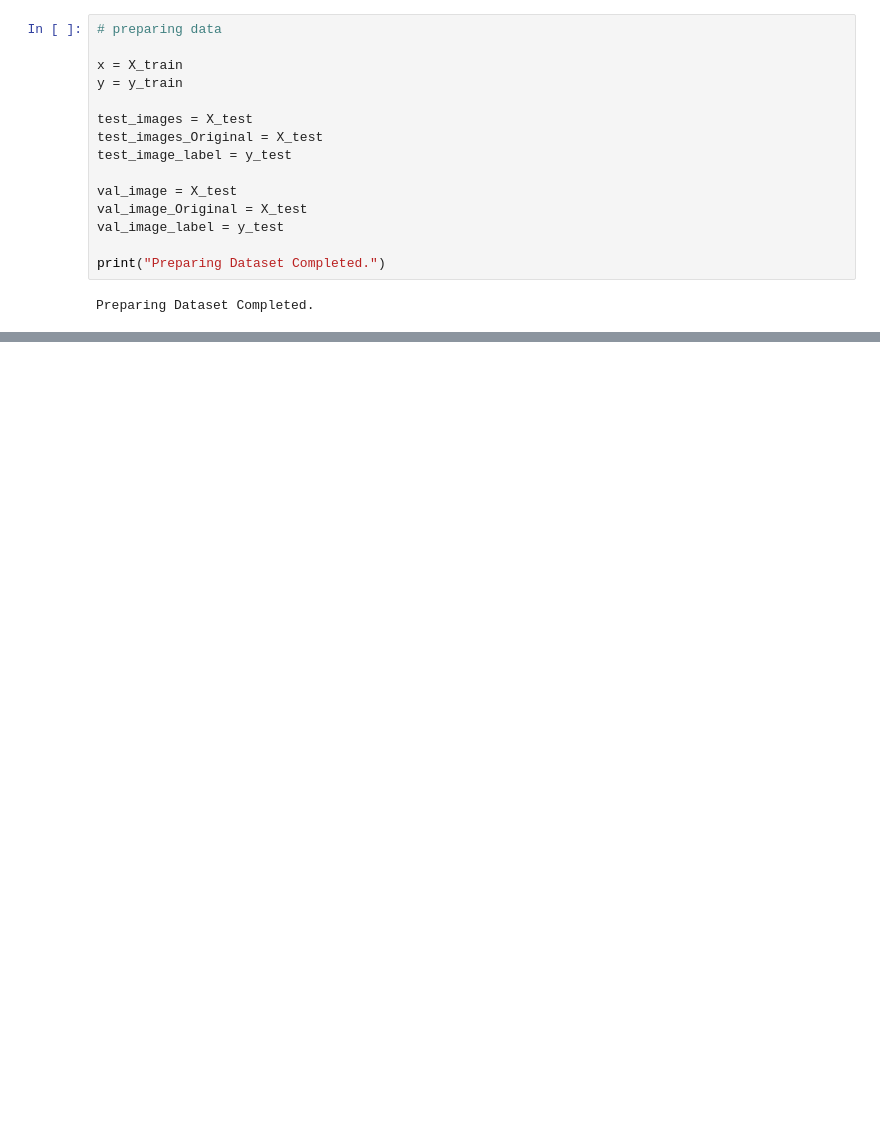
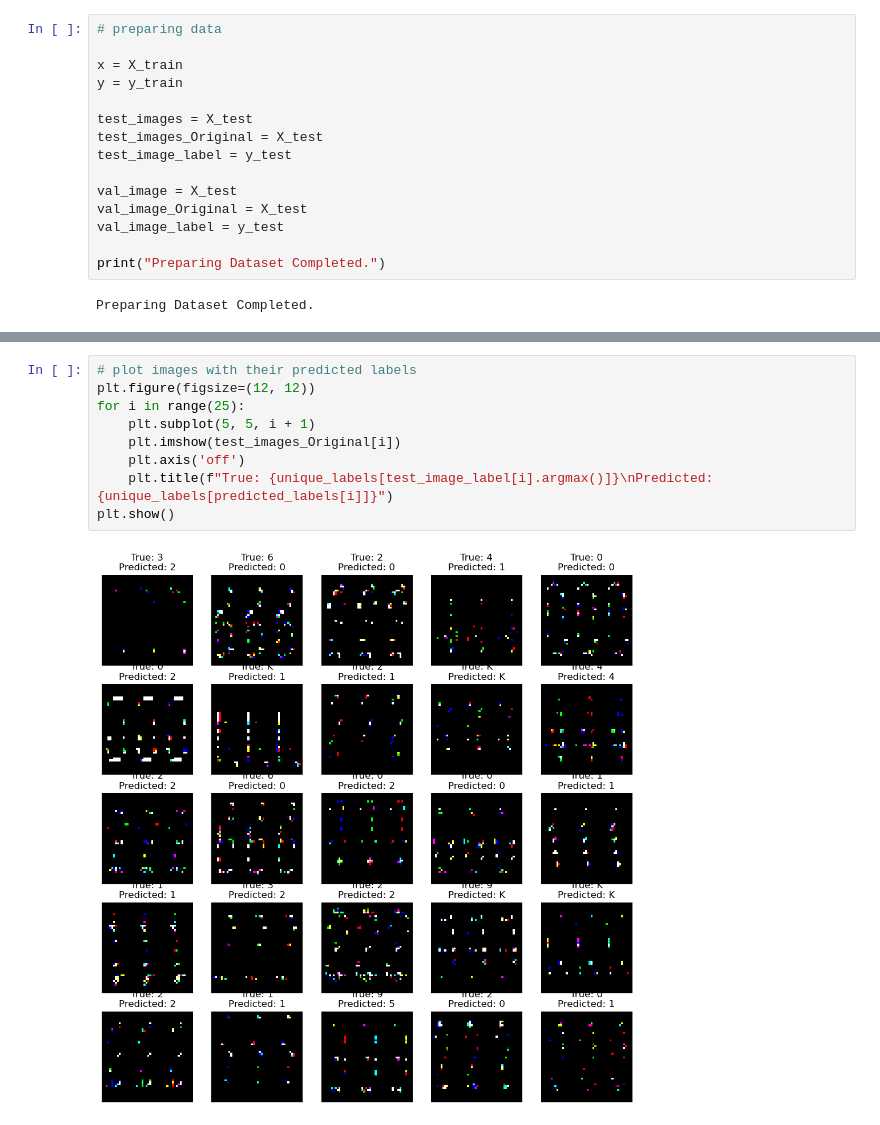
Before and after one commit to LeToyek/ocr-lotno-model, a Jupyter notebook: index.ipynb, the cells around one changed output, grey strips where cells are left out. Saved outputs shown, nothing was run; the diff lists cells and outputs as text; blank space fills up the shorter version.

```diff
--- a/index.ipynb
+++ b/index.ipynb
@@ -536,0 +550,11 @@ True Label: 0 - Predicted Label: 0
+# %%
+# plot images with their predicted labels
+plt.figure(figsize=(12, 12))
+for i in range(25):
+    plt.subplot(5, 5, i + 1)
+    plt.imshow(test_images_Original[i])
+    plt.axis('off')
+    plt.title(f"True: {unique_labels[test_image_label[i].argmax()]}\nPredicted: {unique_labels[predicted_labels[i]]}")
+plt.show()
+# %% [output]
+[figure, added]
```
Also changed, not shown: parts of 12 cells of this notebook, 5 other files.
